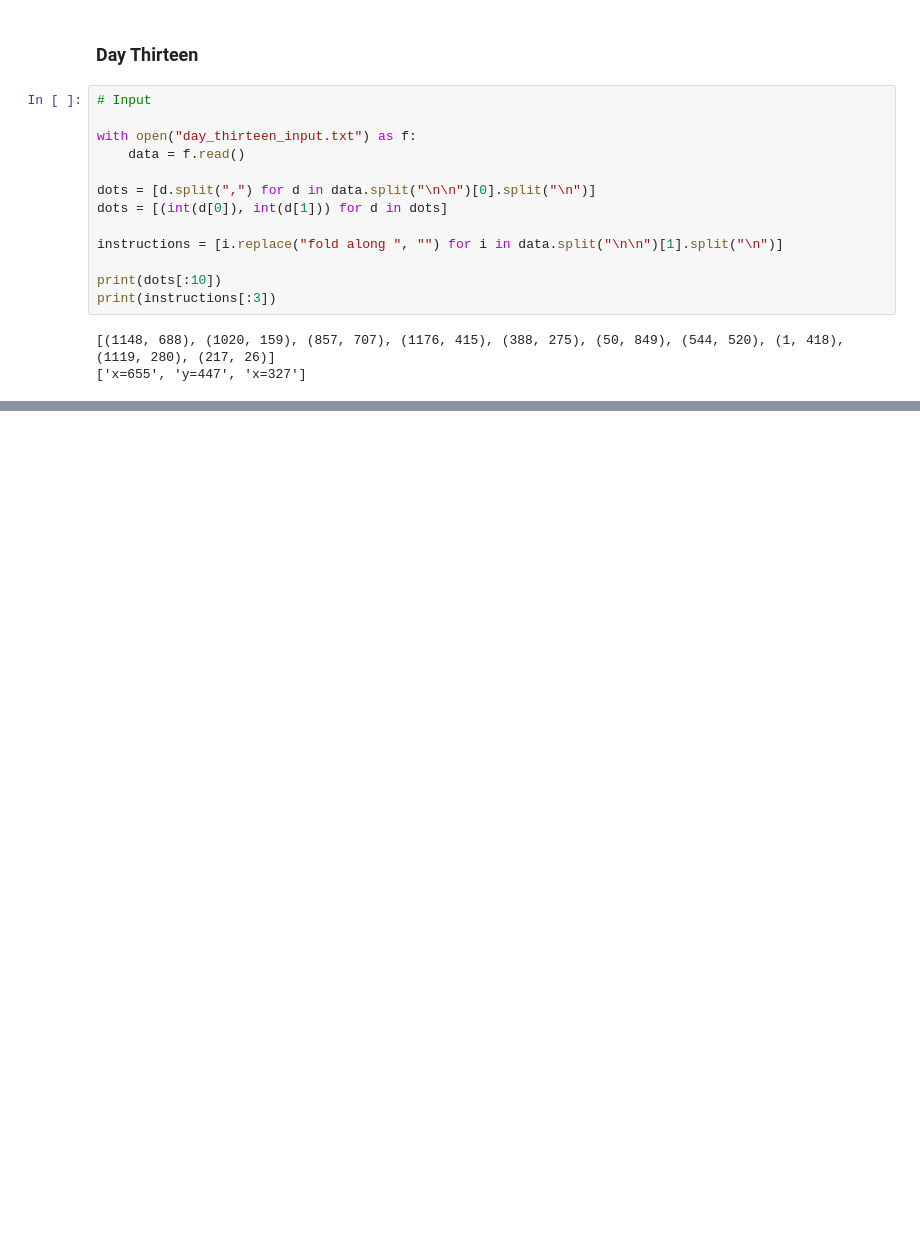
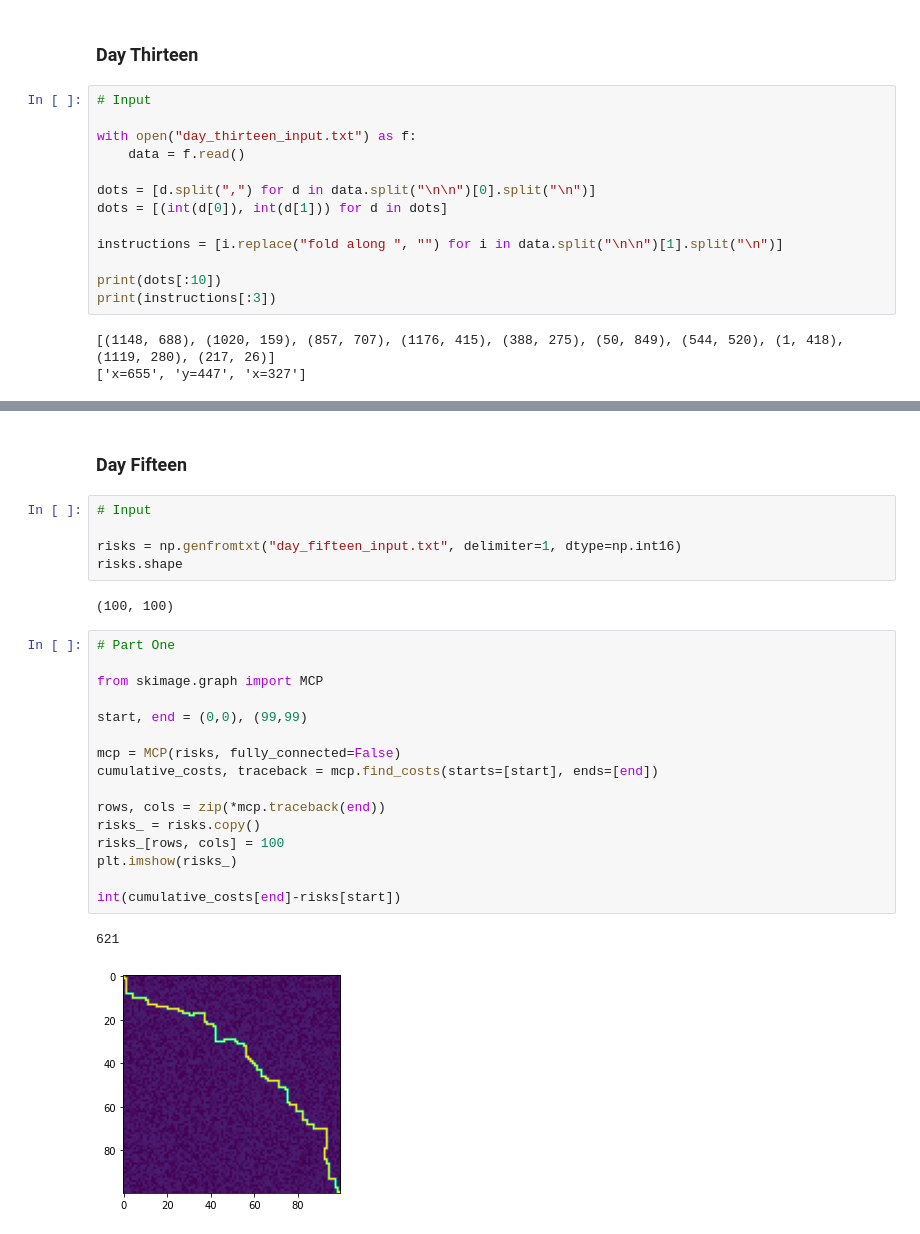
Before and after one commit to dt99jay/Advent-of-Code-2021, a Jupyter notebook: Advent of Code.ipynb, the cells around one changed output, grey strips where cells are left out. Saved outputs shown, nothing was run; the diff lists cells and outputs as text; blank space fills up the shorter version.

Commit message:
Day Fourteen unfinished & Day Fifteen

```diff
--- a/Advent of Code.ipynb
+++ b/Advent of Code.ipynb
@@ -636,0 +754,28 @@ plt.imshow(paper) # Part Two
+# %% [markdown]
+### Day Fifteen
+# %%
+# Input
+
+risks = np.genfromtxt("day_fifteen_input.txt", delimiter=1, dtype=np.int16)
+risks.shape
+# %% [output]
+(100, 100)
+# %%
+# Part One
+
+from skimage.graph import MCP
+
+start, end = (0,0), (99,99)
+
+mcp = MCP(risks, fully_connected=False)
+cumulative_costs, traceback = mcp.find_costs(starts=[start], ends=[end])
+
+rows, cols = zip(*mcp.traceback(end))
+risks_ = risks.copy()
+risks_[rows, cols] = 100
+plt.imshow(risks_)
+
+int(cumulative_costs[end]-risks[start])
+# %% [output]
+621
+[figure, added]
```
Also changed, not shown: parts of 18 cells of this notebook, 2 other files.
